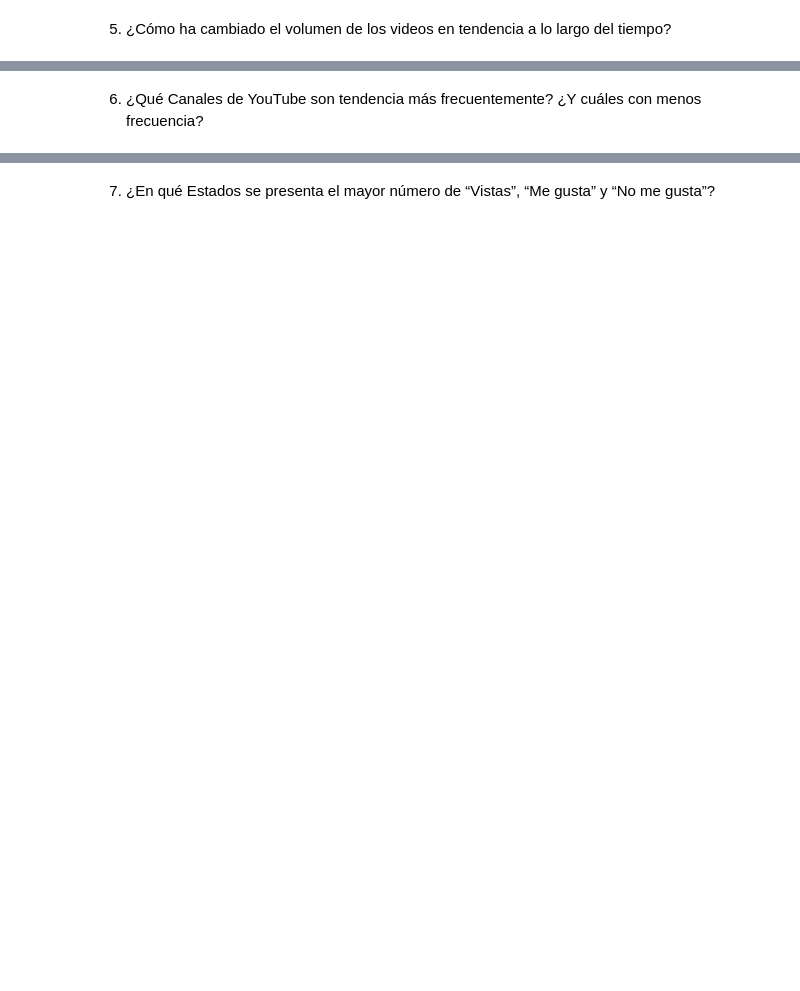
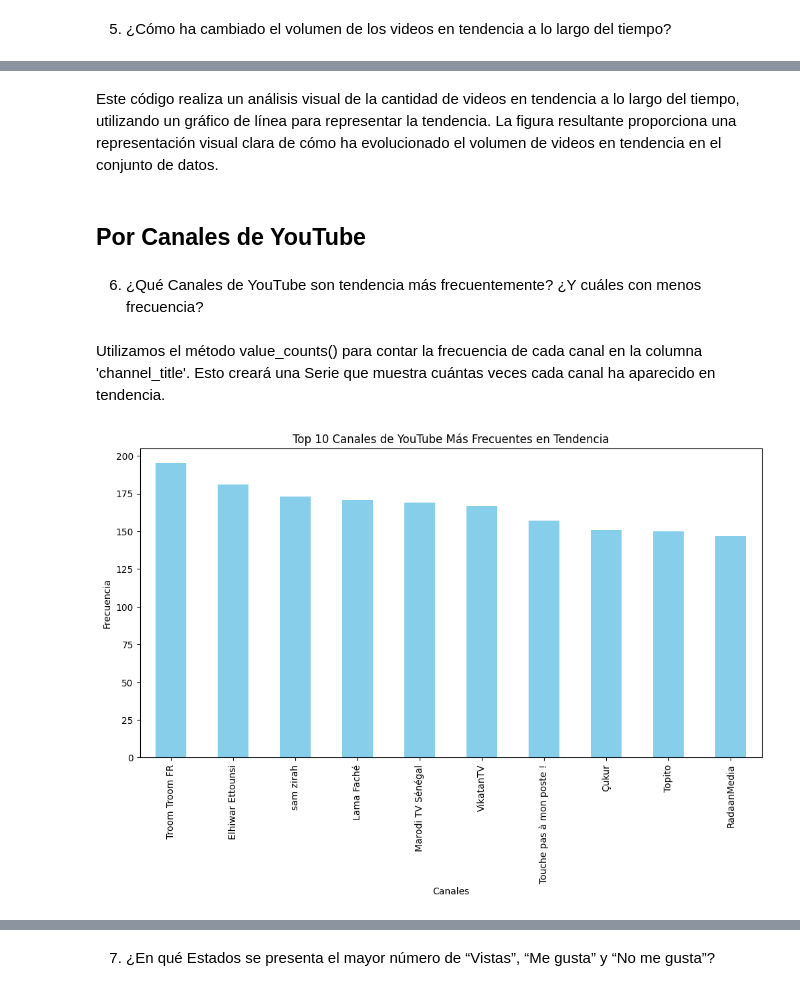
Before and after one commit to QuispeAyalaDiego/Trending-Youtube-FR-G02, a Jupyter notebook: data/Data-Analysis.ipynb, the cells around one changed output, grey strips where cells are left out. Saved outputs shown, nothing was run; the diff lists cells and outputs as text; code cells hidden in the pictures; blank space fills up the shorter version.

```diff
--- a/data/Data-Analysis.ipynb
+++ b/data/Data-Analysis.ipynb
@@ -422,2 +447,21 @@ plt.show()
+# %% [markdown]
+Este código realiza un análisis visual de la cantidad de videos en tendencia a lo largo del tiempo, utilizando un gráfico de línea para representar la tendencia. La figura resultante proporciona una representación visual clara de cómo ha evolucionado el volumen de videos en tendencia en el conjunto de datos.
+# %% [markdown]
+## Por Canales de YouTube
 # %% [markdown]
 6. ¿Qué Canales de YouTube son tendencia más frecuentemente? ¿Y cuáles con menos frecuencia?
+# %% [markdown]
+Utilizamos el método value_counts() para contar la frecuencia de cada canal en la columna 'channel_title'. Esto creará una Serie que muestra cuántas veces cada canal ha aparecido en tendencia.
+# %%
+# Contar la frecuencia de cada canal en tendencia
+canales_frecuencia = clean_FR['channel_title'].value_counts()
+# %%
+# Este código crea un gráfico de barras que muestra los 10 canales más frecuentes en tendencia.
+plt.figure(figsize=(12, 6))
+canales_frecuencia.head(10).plot(kind='bar', color='skyblue')
+plt.title('Top 10 Canales de YouTube Más Frecuentes en Tendencia')
+plt.xlabel('Canales')
+plt.ylabel('Frecuencia')
+plt.show()
+# %% [output]
+[figure, added]
```
Also changed, not shown: parts of 26 cells of this notebook, 1 other file.
